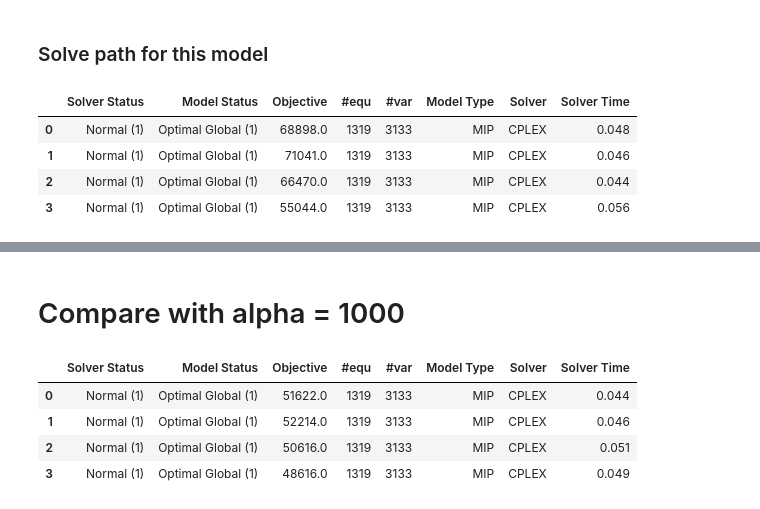
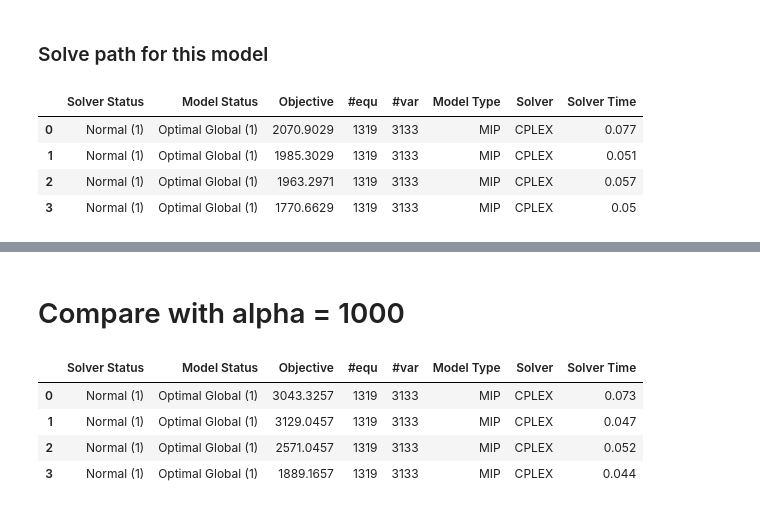
Before and after one commit to WalterLu3/Transportation, a Jupyter notebook: realistic_visualization/realistic_visualization.ipynb, the cells around one changed output, grey strips where cells are left out. Saved outputs shown, nothing was run; the diff lists cells and outputs as text; code cells hidden in the pictures.

Commit message:
add speed and new crash weights

```diff
--- a/realistic_visualization/realistic_visualization.ipynb
+++ b/realistic_visualization/realistic_visualization.ipynb
@@ -91,6 +91,16 @@ set
     season
     seriousness /K, A, B, C, O/;
 ;
+
+
+parameter seriousnessScore(seriousness)
+    /
+        K 10
+        A 8
+        B 3
+        C 2
+        O 1
+    /;
 
 alias (nodes,i,j);
 $gdxin ../link_file.gdx
@@ -115,8 +125,12 @@ parameter crashS(nodes,nodes,season,seriousness) number of crashes on a road wit
 $load  crashS=serious_crash
 $gdxin
 
+$gdxin ../link_speed.gdx
+parameter speed(nodes,nodes) number of crashes on a road with different seasons and seriousness;
+$load  speed=speed
+$gdxin
 
-
+distance(i,j)$(distance(i,j) > 0) = distance(i,j)/speed(i,j);
 
 
 set arc(nodes,nodes);
@@ -161,43 +175,43 @@ balance(i)..
     sum(arc(i,j), flow(i,j)) - sum(arc(j,i), flow(j,i)) =e= supply(i);
 
 objective_shortestPath..
-    total_dist =e= sum(arc(i,j),flow(i,j)*distance(i,j) + 10000*flow(i,j)*crash(i,j));
+    total_dist =e= sum(arc(i,j),flow(i,j)*distance(i,j) + 100*flow(i,j)*crash(i,j));
 
 
 
 model seasonalPath /balance, objective_shortestPath/;
 
 
 set roadChosen(season,roadID);
 
 roadChosen(season,roadID) = no;
 
 parameter seasonLength(season)
         seasonCrash(season);
 
 scalar total;
 parameter  originalCrash(nodes,nodes);
 
 loop(season,
 * using crash number as edge weights
-crash(i,j) = sum((seriousness), (6-ord(seriousness))*crashS(i,j,season,seriousness));
+crash(i,j) = sum((seriousness), (seriousnessScore(seriousness))*crashS(i,j,season,seriousness));
 originalCrash(i,j) = sum((seriousness), 1*crashS(i,j,season,seriousness));
 
 
 solve seasonalPath using mip minimizing total_dist;
 
 roadChosen(season,roadID)$( sum(road(roadID,i,j), flow.l(i,j)) > 0.5) = yes;
 roadChosen(season,roadID)$( sum(road(roadID,i,j), flow.l(j,i)) > 0.5) = yes;
 seasonLength(season) = sum(road(roadID,i,j)$roadChosen(season,roadID), distance(i,j));
 seasonCrash(season) = sum(road(roadID,i,j)$roadChosen(season,roadID), originalCrash(i,j));
 
 );
 # %% [output]
 |  | Solver Status | Model Status | Objective | #equ | #var | Model Type | Solver | Solver Time |
-| 0 | Normal (1) | Optimal Global (1) | 68898.0 | 1319 | 3133 | MIP | CPLEX | 0.048 |
-| 1 | Normal (1) | Optimal Global (1) | 71041.0 | 1319 | 3133 | MIP | CPLEX | 0.046 |
-| 2 | Normal (1) | Optimal Global (1) | 66470.0 | 1319 | 3133 | MIP | CPLEX | 0.044 |
-| 3 | Normal (1) | Optimal Global (1) | 55044.0 | 1319 | 3133 | MIP | CPLEX | 0.056 |
+| 0 | Normal (1) | Optimal Global (1) | 2070.9029 | 1319 | 3133 | MIP | CPLEX | 0.077 |
+| 1 | Normal (1) | Optimal Global (1) | 1985.3029 | 1319 | 3133 | MIP | CPLEX | 0.051 |
+| 2 | Normal (1) | Optimal Global (1) | 1963.2971 | 1319 | 3133 | MIP | CPLEX | 0.057 |
+| 3 | Normal (1) | Optimal Global (1) | 1770.6629 | 1319 | 3133 | MIP | CPLEX | 0.05 |
 # %%
 %gams_pull -d roadChosen
 %gams_pull supply
@@ -310,6 +326,16 @@ set
     season
     seriousness /K, A, B, C, O/;
 ;
+
+
+parameter seriousnessScore(seriousness)
+    /
+        K 10
+        A 8
+        B 3
+        C 2
+        O 1
+    /;
 
 alias (nodes,i,j);
 $gdxin ../link_file.gdx
@@ -334,8 +360,12 @@ parameter crashS(nodes,nodes,season,seriousness) number of crashes on a road wit
 $load  crashS=serious_crash
 $gdxin
 
+$gdxin ../link_speed.gdx
+parameter speed(nodes,nodes) number of crashes on a road with different seasons and seriousness;
+$load  speed=speed
+$gdxin
 
-
+distance(i,j)$(distance(i,j) > 0) = distance(i,j)/speed(i,j);
 
 
 set arc(nodes,nodes);
@@ -399,7 +429,7 @@ parameter  originalCrash(nodes,nodes);
 
 loop(season,
 * using crash number as edge weights
-crash(i,j) = sum((seriousness), (6-ord(seriousness))*crashS(i,j,season,seriousness));
+crash(i,j) = sum((seriousness), (seriousnessScore(seriousness))*crashS(i,j,season,seriousness));
 originalCrash(i,j) = sum((seriousness), 1*crashS(i,j,season,seriousness));
 
 
@@ -413,9 +443,9 @@ seasonCrash(season) = sum(road(roadID,i,j)$roadChosen(season,roadID), originalCr
 );
 # %% [output]
 |  | Solver Status | Model Status | Objective | #equ | #var | Model Type | Solver | Solver Time |
-| 0 | Normal (1) | Optimal Global (1) | 51622.0 | 1319 | 3133 | MIP | CPLEX | 0.044 |
-| 1 | Normal (1) | Optimal Global (1) | 52214.0 | 1319 | 3133 | MIP | CPLEX | 0.046 |
-| 2 | Normal (1) | Optimal Global (1) | 50616.0 | 1319 | 3133 | MIP | CPLEX | 0.051 |
-| 3 | Normal (1) | Optimal Global (1) | 48616.0 | 1319 | 3133 | MIP | CPLEX | 0.049 |
+| 0 | Normal (1) | Optimal Global (1) | 3043.3257 | 1319 | 3133 | MIP | CPLEX | 0.073 |
+| 1 | Normal (1) | Optimal Global (1) | 3129.0457 | 1319 | 3133 | MIP | CPLEX | 0.047 |
+| 2 | Normal (1) | Optimal Global (1) | 2571.0457 | 1319 | 3133 | MIP | CPLEX | 0.052 |
+| 3 | Normal (1) | Optimal Global (1) | 1889.1657 | 1319 | 3133 | MIP | CPLEX | 0.044 |
 # %%
 %gams_pull -d roadChosen
```
Also changed, not shown: parts of 3 cells of this notebook, 5 other files.
